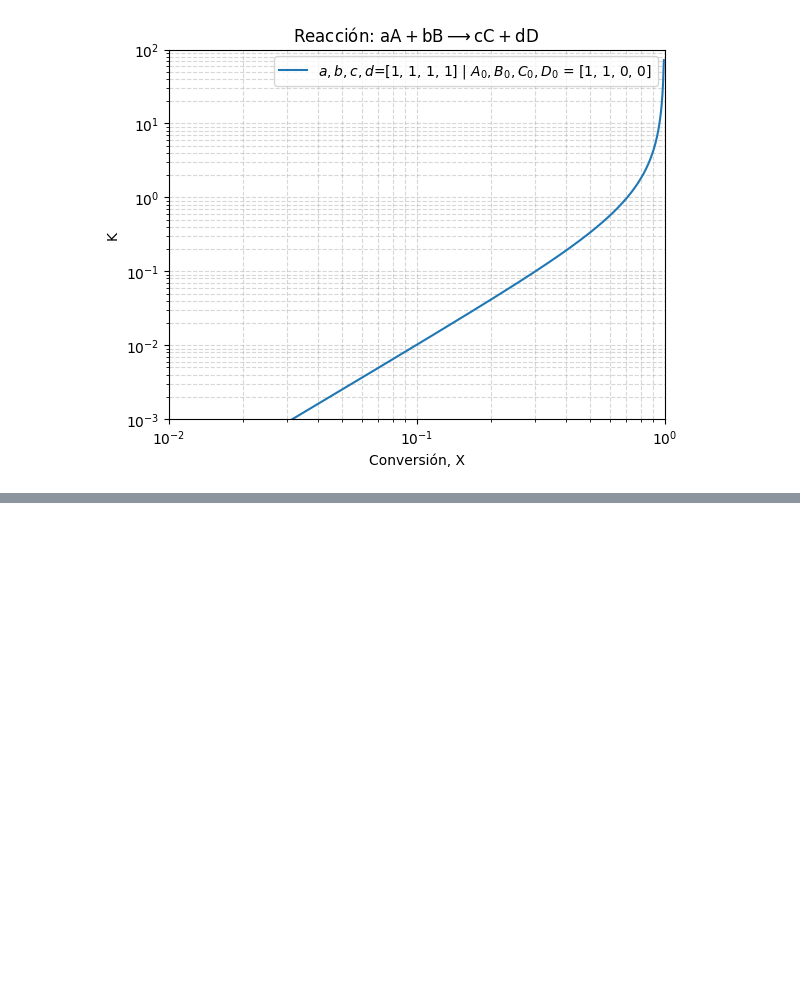
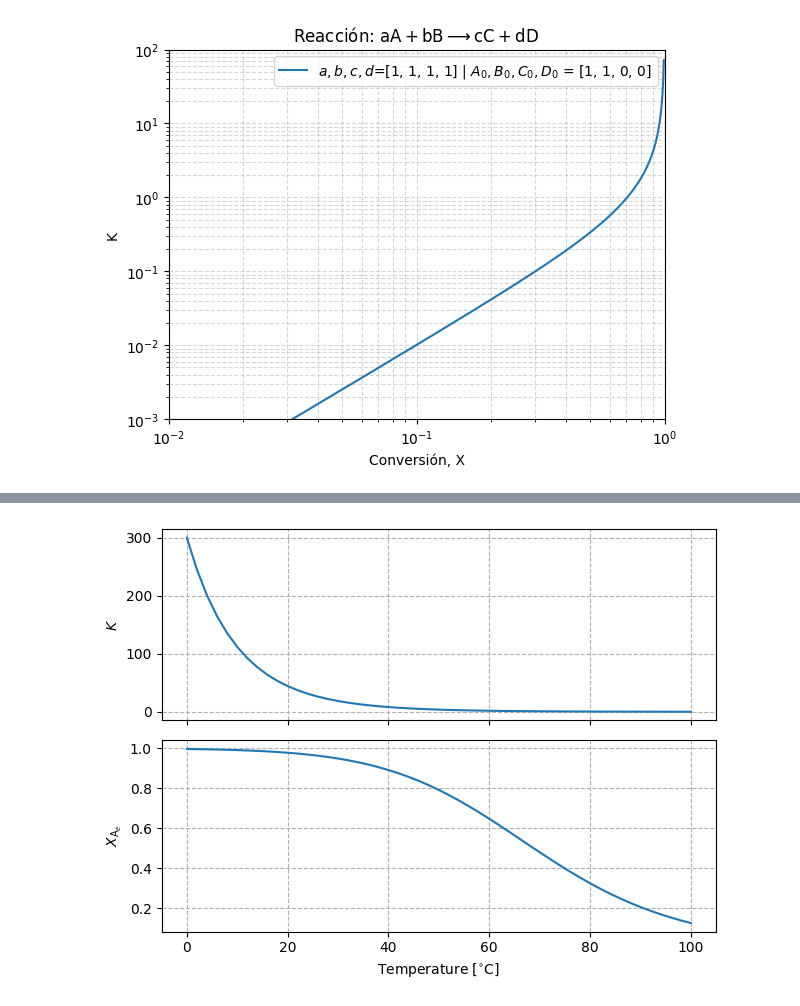
Before and after one commit to eicastroc/Kin_Cinvestav_IngMetalurgica, a Jupyter notebook: 02_Balances_VelocidadDeReaccion/03_conversion.ipynb, the cells around one changed output, grey strips where cells are left out. Saved outputs shown, nothing was run; the diff lists cells and outputs as text; code cells hidden in the pictures; blank space fills up the shorter version.

Commit message:
added temperature effect on equilibrium conversion

```diff
--- a/02_Balances_VelocidadDeReaccion/03_conversion.ipynb
+++ b/02_Balances_VelocidadDeReaccion/03_conversion.ipynb
@@ -520,0 +652,23 @@ plt.show()
+# %%
+R = 8.314 # J/(mol.K)
+dG298 = -14130 # J/mol
+dH298 = -75300 # J/mol
+dHr = dH298
+
+K298 = np.exp(-dG298 / (R*298))
+Keq = lambda T: K298 * np.exp(-dHr/R * (1/T - 1/298))
+Xeq = lambda T: Keq(T) / (Keq(T) + 1)
+
+fig, (ax0, ax1) = plt.subplots(nrows=2, sharex=True)
+Temps = np.linspace(0, 100, 51)
+ax0.plot(Temps, Keq(Temps+298))
+ax1.plot(Temps, Xeq(Temps+298))
+ax0.set_ylabel(r"$K$")
+ax1.set_ylabel(r"$X_{\mathrm{A}_e}$")
+ax1.set_xlabel(r"Temperature [$^{\circ}\mathrm{C}$]")
+ax0.grid(ls='--')
+ax1.grid(ls='--')
+fig.tight_layout()
+plt.show()
+# %% [output]
+[figure, added]
```
Also changed, not shown: parts of 18 cells of this notebook, 6 other files.
